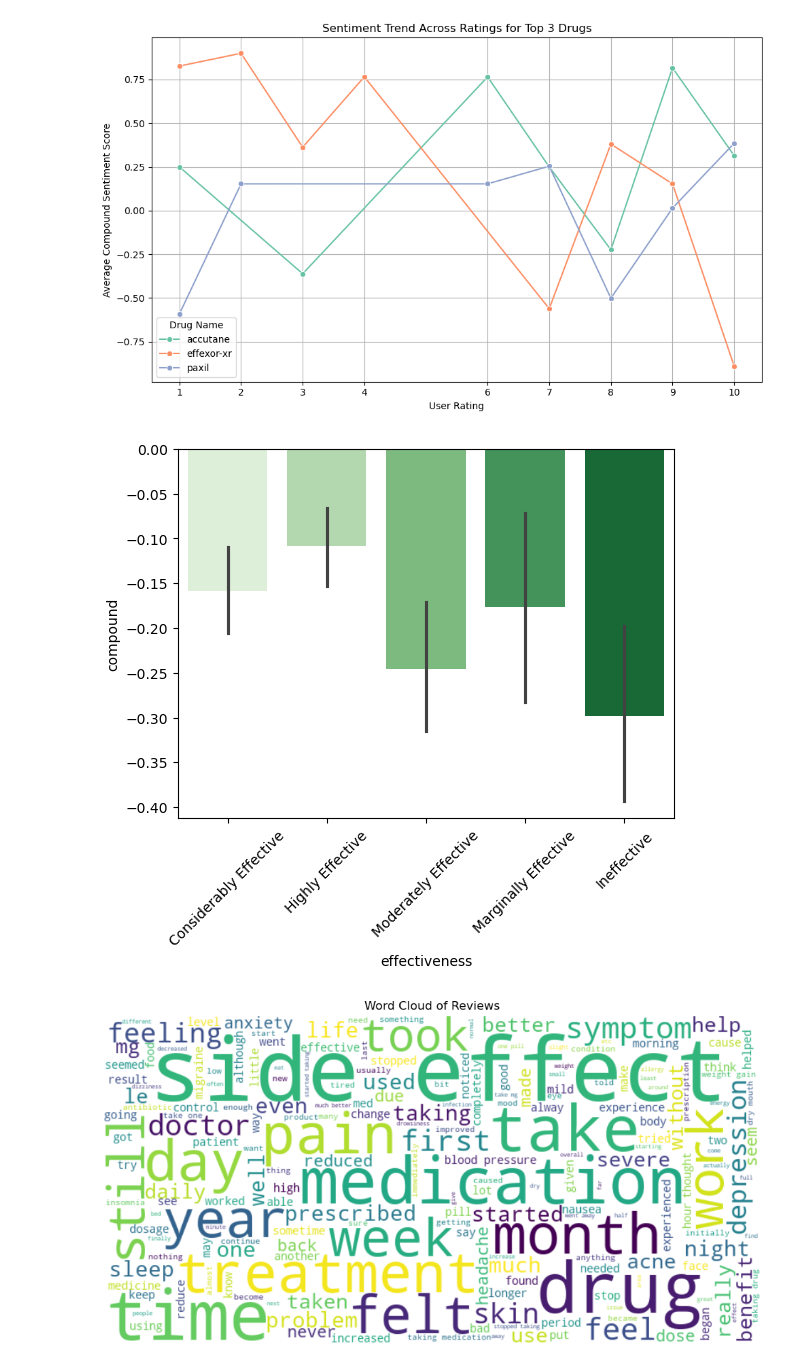
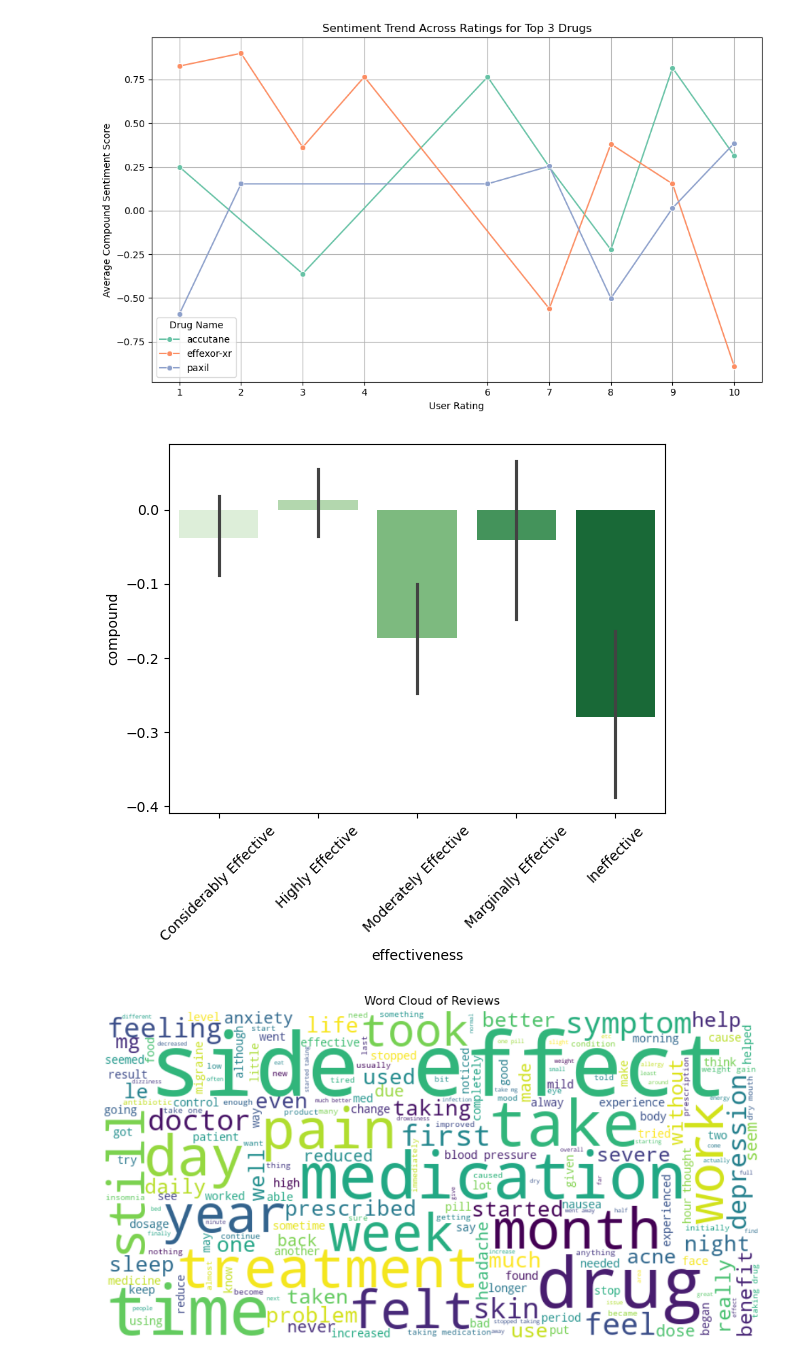
Before and after one commit to clappy203/AAI_501_Project, a Jupyter notebook: CleanCode.ipynb, the cells around one changed output. Saved outputs shown, nothing was run; the diff lists cells and outputs as text; code cells hidden in the pictures.

```diff
--- a/CleanCode.ipynb
+++ b/CleanCode.ipynb
@@ -601,14 +601,14 @@ plt.show()
 # %% [output]
 [figure]
 # %%
-avg_sentiment = vaders_result.groupby('effectiveness')['compound'].mean().reset_index()
+avg_sentiment = vaders_result1.groupby('effectiveness')['compound'].mean().reset_index()
 
-sns.barplot(data=vaders_result, x='effectiveness', y='compound',palette=sns.color_palette("Greens", n_colors=len(avg_sentiment)))
+sns.barplot(data=vaders_result1, x='effectiveness', y='compound',palette=sns.color_palette("Greens", n_colors=len(avg_sentiment)))
 plt.xticks(rotation=45)
 ax.set_title('Compound Score of Drug Reviews by Effectiveness')
 plt.show()
 # %% [output]
-[figure, old version]
+[figure, new version]
 # %%
 plt.figure(figsize=(12, 6))
 text = ' '.join(vaders_result1['text_column_unfiltered'].astype(str))
```
Also changed, not shown: parts of 6 cells of this notebook.
